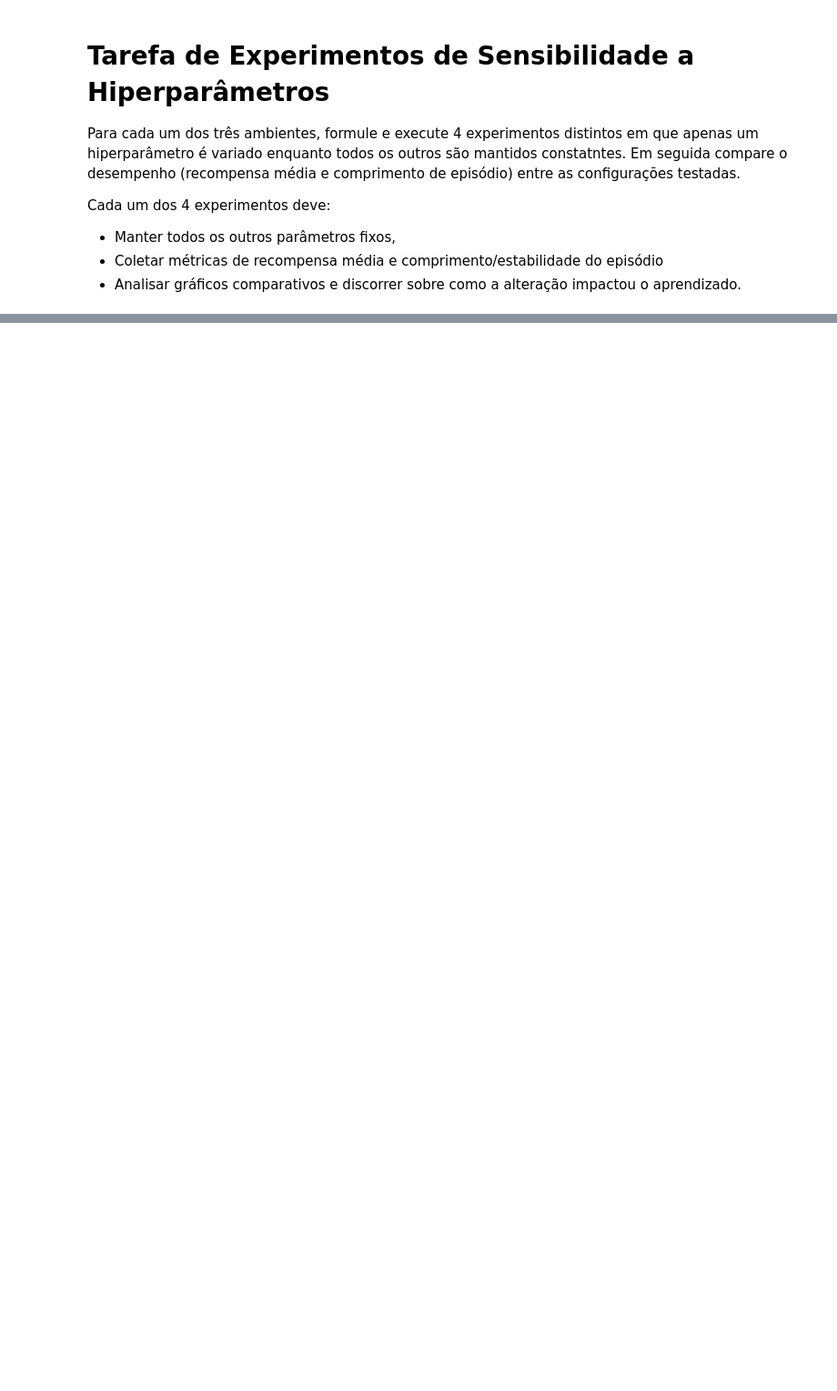
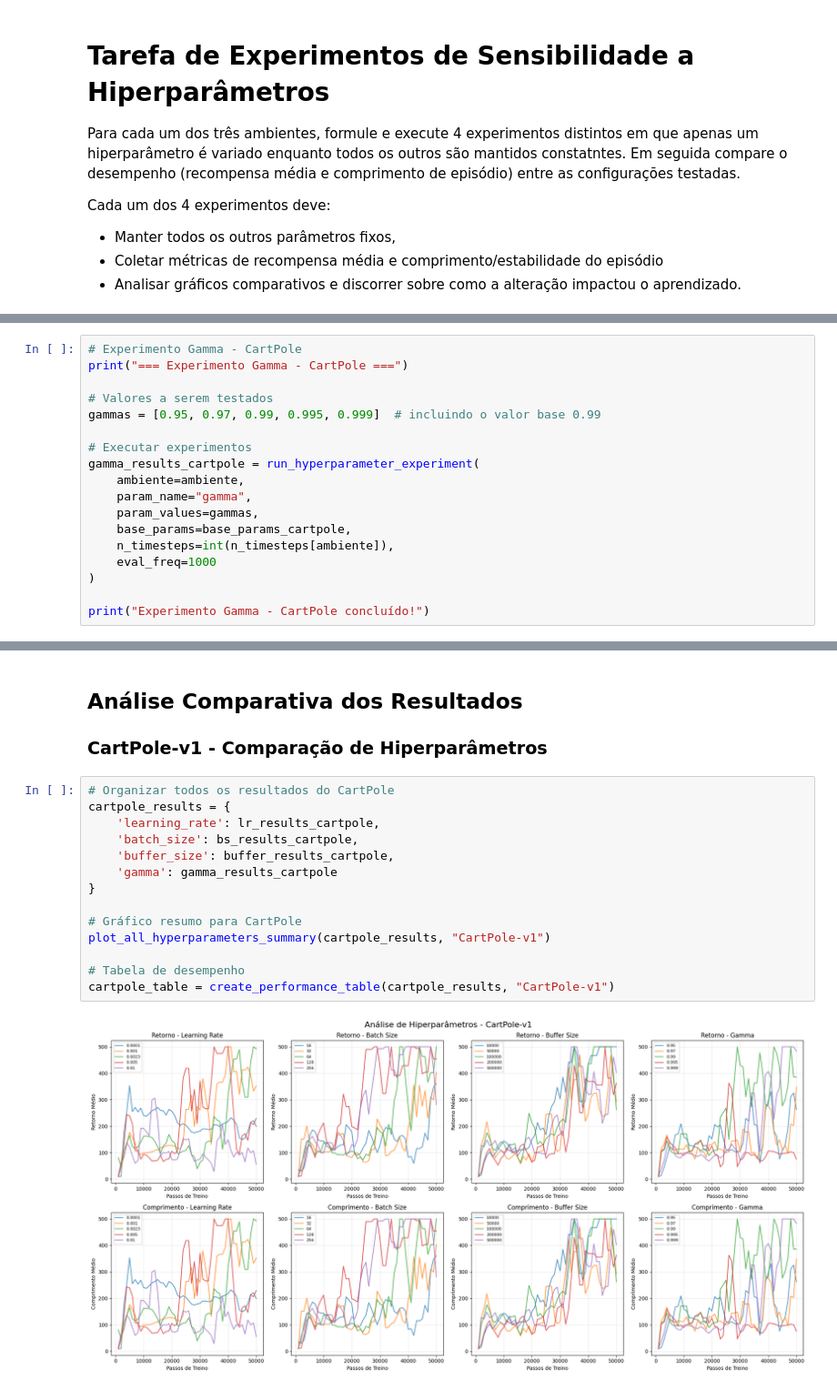
Before and after one commit to danluan/rl-labs, a Jupyter notebook: lab-9/lab_9_dqn.ipynb, the cells around one changed output, grey strips where cells are left out. Shown at 91% size. Drawn from its saved outputs; the diff is of its cells as text; blank space fills up the shorter version.

```diff
--- a/lab-9/lab_9_dqn.ipynb
+++ b/lab-9/lab_9_dqn.ipynb
@@ -330,0 +623,18 @@ Cada um dos 4 experimentos deve:
+# %%
+# Experimento Gamma - CartPole
+print("=== Experimento Gamma - CartPole ===")
+
+# Valores a serem testados
+gammas = [0.95, 0.97, 0.99, 0.995, 0.999]  # incluindo o valor base 0.99
+
+# Executar experimentos
+gamma_results_cartpole = run_hyperparameter_experiment(
+    ambiente=ambiente,
+    param_name="gamma",
+    param_values=gammas,
+    base_params=base_params_cartpole,
+    n_timesteps=int(n_timesteps[ambiente]),
+    eval_freq=1000
+)
+
+print("Experimento Gamma - CartPole concluído!")
@@ -330,0 +952,20 @@ Cada um dos 4 experimentos deve:
+# %% [markdown]
+## Análise Comparativa dos Resultados
+
+### CartPole-v1 - Comparação de Hiperparâmetros
+# %%
+# Organizar todos os resultados do CartPole
+cartpole_results = {
+    'learning_rate': lr_results_cartpole,
+    'batch_size': bs_results_cartpole,
+    'buffer_size': buffer_results_cartpole,
+    'gamma': gamma_results_cartpole
+}
+
+# Gráfico resumo para CartPole
+plot_all_hyperparameters_summary(cartpole_results, "CartPole-v1")
+
+# Tabela de desempenho
+cartpole_table = create_performance_table(cartpole_results, "CartPole-v1")
+# %% [output]
+[figure, added]
```
Also changed, not shown: parts of 43 cells of this notebook, 3 other files.
